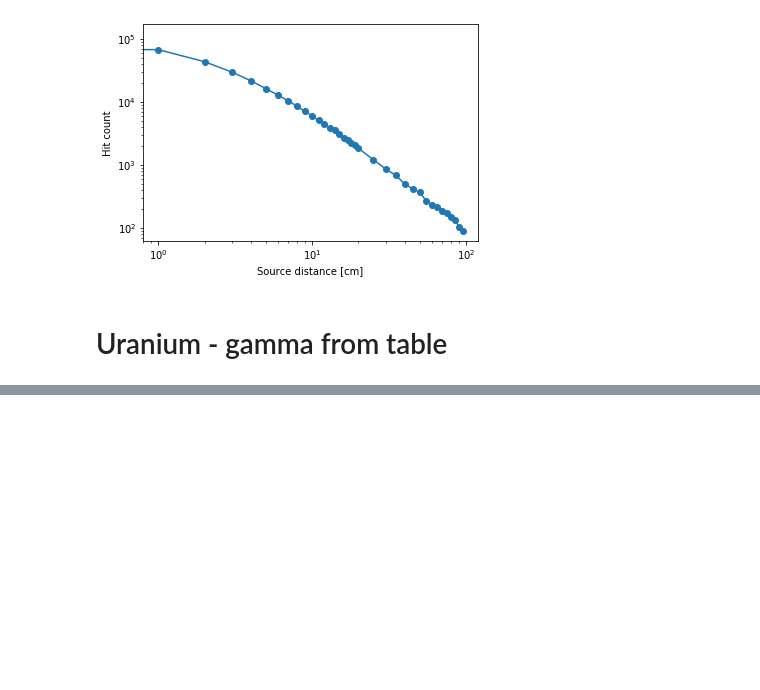
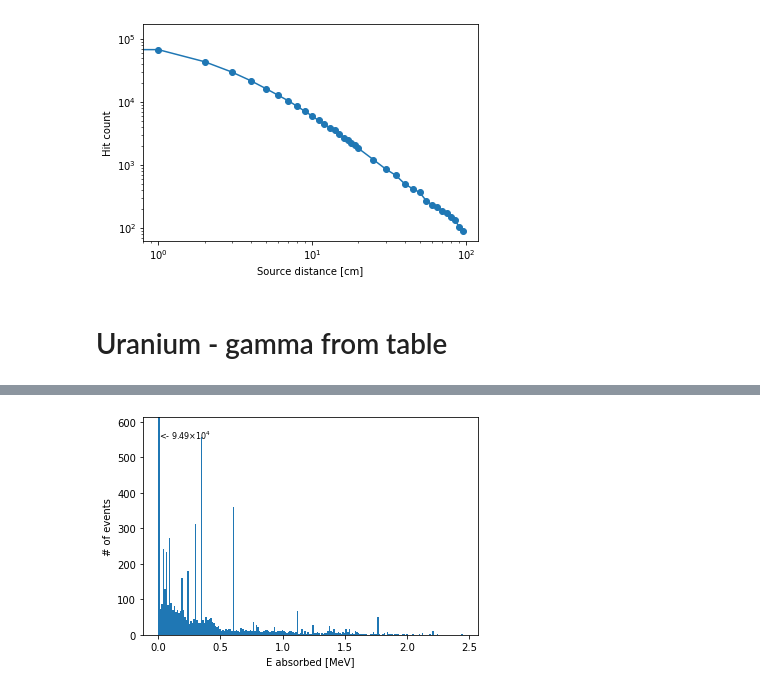
Before and after one commit to Balazzs/HPGECalorimeter, a Jupyter notebook: Analysis.ipynb, the cells around one changed output, grey strips where cells are left out. Drawn from its saved outputs; the diff is of its cells as text; code cells hidden in the pictures; blank space fills up the shorter version.

```diff
--- a/Analysis.ipynb
+++ b/Analysis.ipynb
@@ -47,7 +47,8 @@ def SimpleHistogram(X, name=None, plot_peaks=False, alpha=None, label=None, do_t
         if bins[0] == 0:
             plt.text(0     + 0.005, ylim * 0.9, "<- %s" % format_exp(vals[0]),  horizontalalignment='left',  fontsize=8)
 
-        plt.text(x_max - 0.005, ylim * 0.9, "%s ->" % format_exp(vals[-1]), horizontalalignment='right', fontsize=8)
+        if vals[-1] > ylim:
+            plt.text(x_max - 0.005, ylim * 0.9, "%s ->" % format_exp(vals[-1]), horizontalalignment='right', fontsize=8)
 
     if plot_peaks:
         plot_peaks(bins[:-1], vals, ylim)
@@ -273,0 +289,7 @@ Mean absolute difference: 0.027%
+# %%
+data_geom_U238_table = read_with_angle("data/uranium_table_real_geom/")
+# %%
+SimpleHistogram(data_geom_U238_table["Energy"])
+plt.savefig("figures/U_238_table_real_geom.svg")
+# %% [output]
+[figure, added]
```
Also changed, not shown: parts of 6 cells of this notebook, 10 other files.
